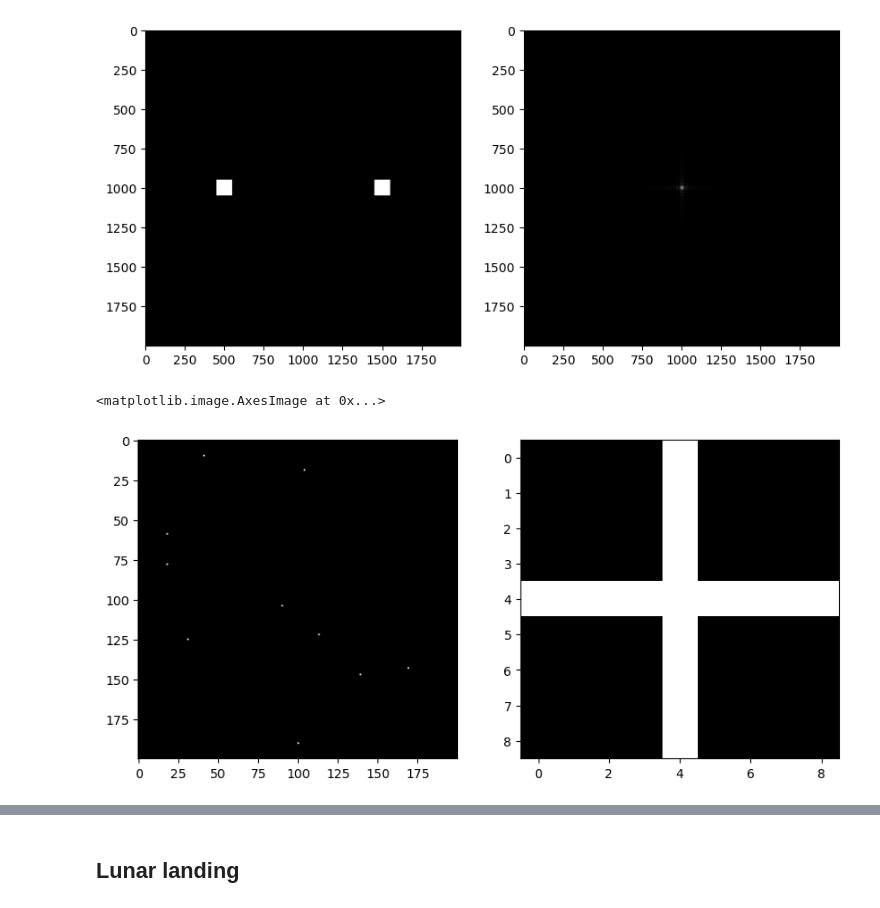
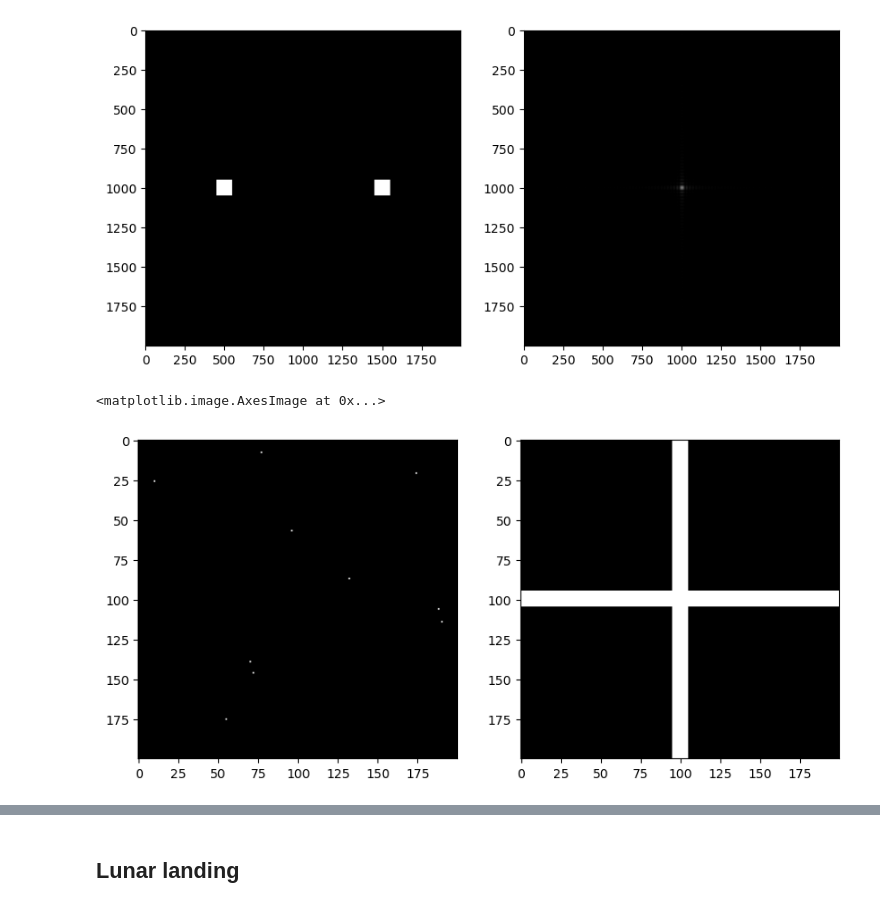
Before and after one commit to genvert/AP_157_FX-2_Vertudez, a Jupyter notebook: Activity 2 Part 2/Activity 2 Part 2.ipynb, the cells around one changed output, grey strips where cells are left out. Drawn from its saved outputs; the diff is of its cells as text; code cells hidden in the pictures.

```diff
--- a/Activity 2 Part 2/Activity 2 Part 2.ipynb
+++ b/Activity 2 Part 2/Activity 2 Part 2.ipynb
@@ -258,24 +258,24 @@ for side in [2,5,10,100]:
 # %%
 A = np.zeros((200,200))
 for i in range(10):
     x = np.random.randint(200)
     y = np.random.randint(200)
     A[x,y] = 1
 
 fig = plt.figure(figsize=(10,5))
 ax = fig.add_subplot(121)
 plt.imshow(A,cmap='gray')
 
 # d = np.random.choice([0,1], size=(200,200))
-d = np.zeros((9,9))
-d[4:5, :] = 1
-d[:, 4:5] = 1
+d = np.zeros((200,200))
+d[95:105, :] = 1
+d[:, 95:105] = 1
 
 d_base = d
 
 ax = fig.add_subplot(122)
 plt.imshow(d_base, cmap = 'gray')
 # %% [output]
 <matplotlib.image.AxesImage at 0x...>
-[figure, old version]
+[figure, new version]
 # %%
```
Also changed, not shown: parts of 1 cell of this notebook.
